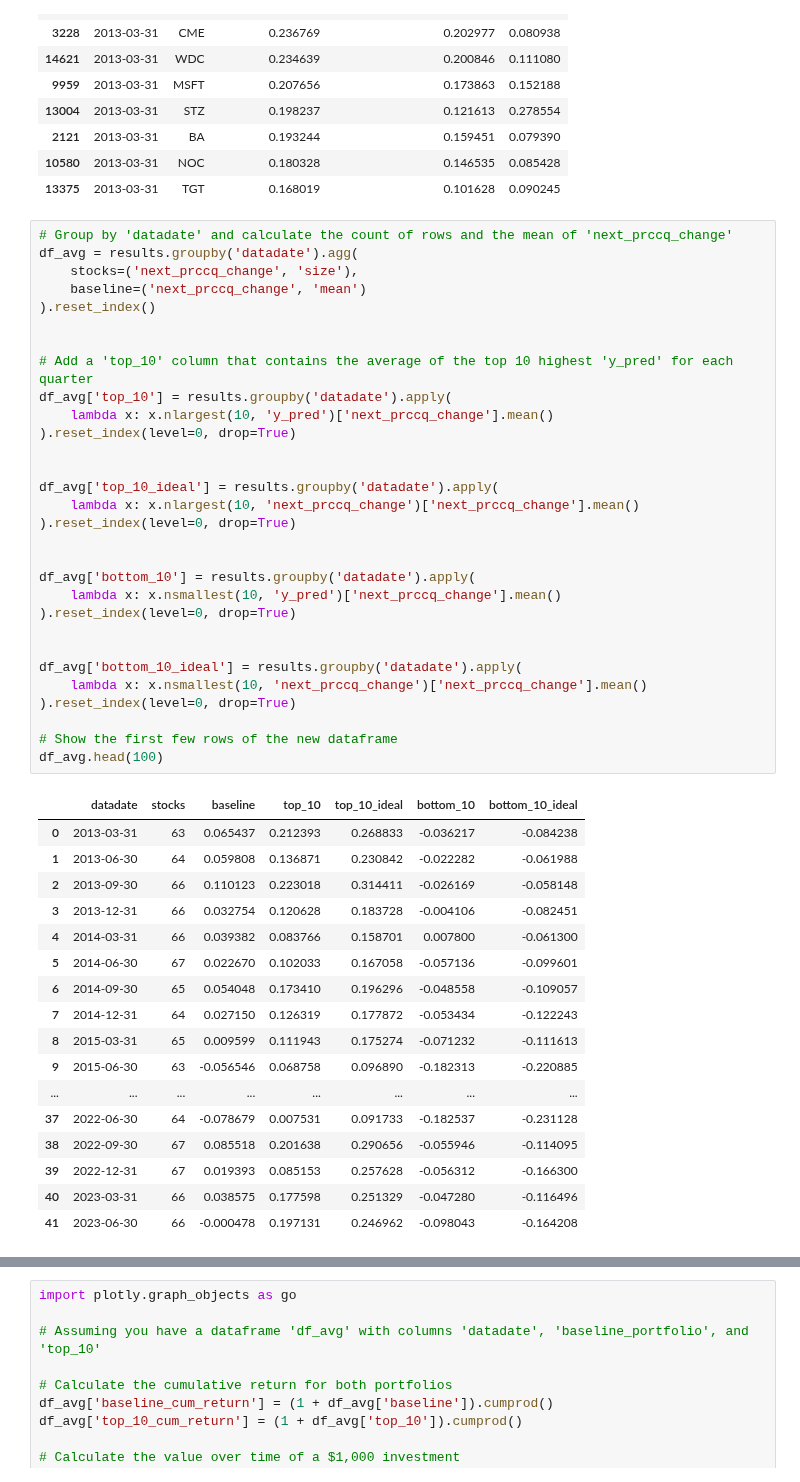
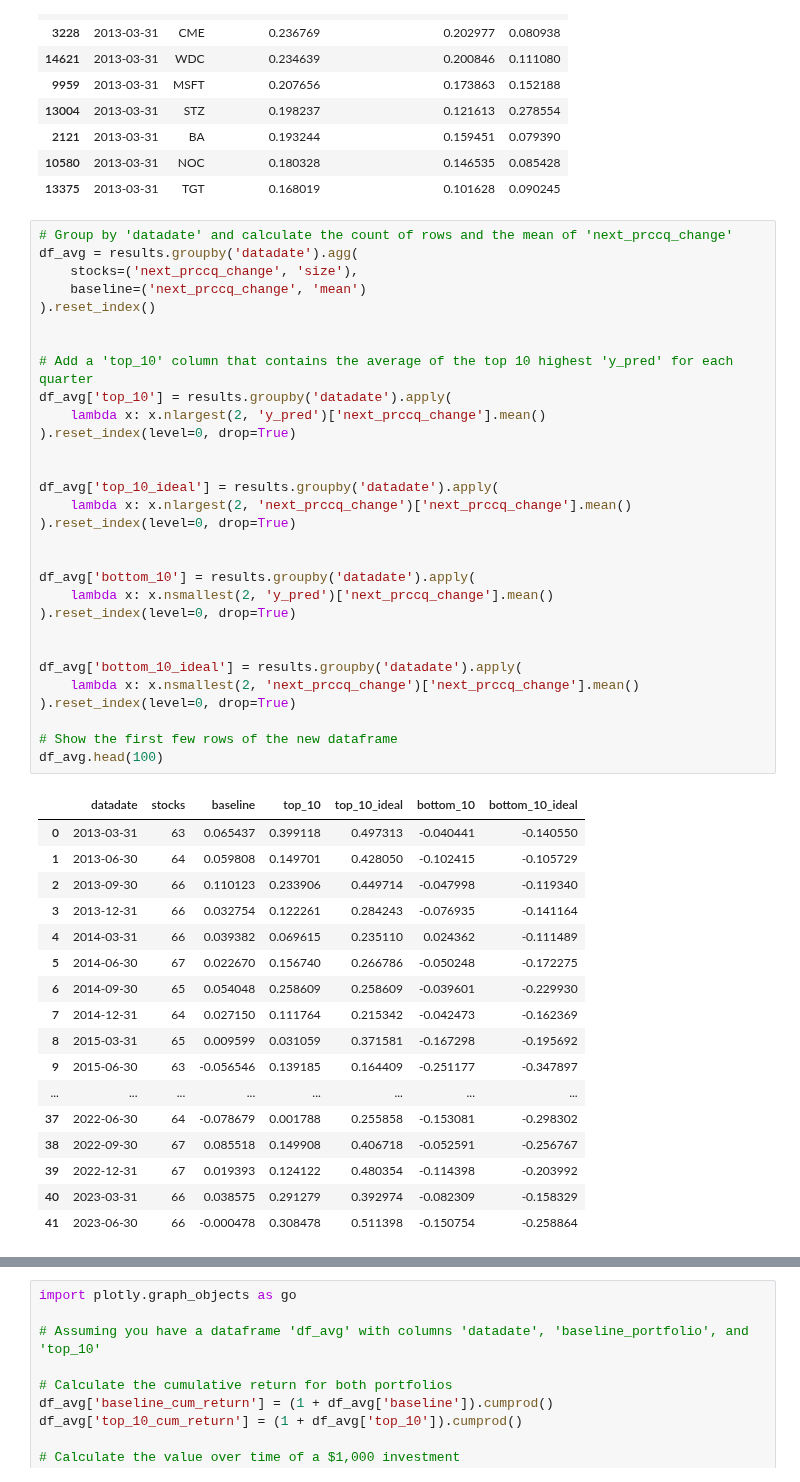
Before and after one commit to edocampione/4YP, a Jupyter notebook: models/global.ipynb, the cells around one changed output, grey strips where cells are left out. Saved outputs shown, nothing was run; the diff lists cells and outputs as text.

```diff
--- a/models/global.ipynb
+++ b/models/global.ipynb
@@ -362,48 +362,48 @@ results.head(10)
 # %%
 # Group by 'datadate' and calculate the count of rows and the mean of 'next_prccq_change'
 df_avg = results.groupby('datadate').agg(
     stocks=('next_prccq_change', 'size'),
     baseline=('next_prccq_change', 'mean')
 ).reset_index()
 
 
 # Add a 'top_10' column that contains the average of the top 10 highest 'y_pred' for each quarter
 df_avg['top_10'] = results.groupby('datadate').apply(
-    lambda x: x.nlargest(10, 'y_pred')['next_prccq_change'].mean()
+    lambda x: x.nlargest(2, 'y_pred')['next_prccq_change'].mean()
 ).reset_index(level=0, drop=True)
 
 
 df_avg['top_10_ideal'] = results.groupby('datadate').apply(
-    lambda x: x.nlargest(10, 'next_prccq_change')['next_prccq_change'].mean()
+    lambda x: x.nlargest(2, 'next_prccq_change')['next_prccq_change'].mean()
 ).reset_index(level=0, drop=True)
 
 
 df_avg['bottom_10'] = results.groupby('datadate').apply(
-    lambda x: x.nsmallest(10, 'y_pred')['next_prccq_change'].mean()
+    lambda x: x.nsmallest(2, 'y_pred')['next_prccq_change'].mean()
 ).reset_index(level=0, drop=True)
 
 
 df_avg['bottom_10_ideal'] = results.groupby('datadate').apply(
-    lambda x: x.nsmallest(10, 'next_prccq_change')['next_prccq_change'].mean()
+    lambda x: x.nsmallest(2, 'next_prccq_change')['next_prccq_change'].mean()
 ).reset_index(level=0, drop=True)
 
 # Show the first few rows of the new dataframe
 df_avg.head(100)
 # %% [output]
 |  | datadate | stocks | baseline | top_10 | top_10_ideal | bottom_10 | bottom_10_ideal |
-| 0 | 2013-03-31 | 63 | 0.065437 | 0.212393 | 0.268833 | -0.036217 | -0.084238 |
-| 1 | 2013-06-30 | 64 | 0.059808 | 0.136871 | 0.230842 | -0.022282 | -0.061988 |
-| 2 | 2013-09-30 | 66 | 0.110123 | 0.223018 | 0.314411 | -0.026169 | -0.058148 |
-| 3 | 2013-12-31 | 66 | 0.032754 | 0.120628 | 0.183728 | -0.004106 | -0.082451 |
-| 4 | 2014-03-31 | 66 | 0.039382 | 0.083766 | 0.158701 | 0.007800 | -0.061300 |
-| 5 | 2014-06-30 | 67 | 0.022670 | 0.102033 | 0.167058 | -0.057136 | -0.099601 |
-| 6 | 2014-09-30 | 65 | 0.054048 | 0.173410 | 0.196296 | -0.048558 | -0.109057 |
-| 7 | 2014-12-31 | 64 | 0.027150 | 0.126319 | 0.177872 | -0.053434 | -0.122243 |
-| 8 | 2015-03-31 | 65 | 0.009599 | 0.111943 | 0.175274 | -0.071232 | -0.111613 |
-| 9 | 2015-06-30 | 63 | -0.056546 | 0.068758 | 0.096890 | -0.182313 | -0.220885 |
+| 0 | 2013-03-31 | 63 | 0.065437 | 0.399118 | 0.497313 | -0.040441 | -0.140550 |
+| 1 | 2013-06-30 | 64 | 0.059808 | 0.149701 | 0.428050 | -0.102415 | -0.105729 |
+| 2 | 2013-09-30 | 66 | 0.110123 | 0.233906 | 0.449714 | -0.047998 | -0.119340 |
+| 3 | 2013-12-31 | 66 | 0.032754 | 0.122261 | 0.284243 | -0.076935 | -0.141164 |
+| 4 | 2014-03-31 | 66 | 0.039382 | 0.069615 | 0.235110 | 0.024362 | -0.111489 |
+| 5 | 2014-06-30 | 67 | 0.022670 | 0.156740 | 0.266786 | -0.050248 | -0.172275 |
+| 6 | 2014-09-30 | 65 | 0.054048 | 0.258609 | 0.258609 | -0.039601 | -0.229930 |
+| 7 | 2014-12-31 | 64 | 0.027150 | 0.111764 | 0.215342 | -0.042473 | -0.162369 |
+| 8 | 2015-03-31 | 65 | 0.009599 | 0.031059 | 0.371581 | -0.167298 | -0.195692 |
+| 9 | 2015-06-30 | 63 | -0.056546 | 0.139185 | 0.164409 | -0.251177 | -0.347897 |
 | ... | ... | ... | ... | ... | ... | ... | ... |
-| 37 | 2022-06-30 | 64 | -0.078679 | 0.007531 | 0.091733 | -0.182537 | -0.231128 |
-| 38 | 2022-09-30 | 67 | 0.085518 | 0.201638 | 0.290656 | -0.055946 | -0.114095 |
-| 39 | 2022-12-31 | 67 | 0.019393 | 0.085153 | 0.257628 | -0.056312 | -0.166300 |
-| 40 | 2023-03-31 | 66 | 0.038575 | 0.177598 | 0.251329 | -0.047280 | -0.116496 |
-| 41 | 2023-06-30 | 66 | -0.000478 | 0.197131 | 0.246962 | -0.098043 | -0.164208 |
+| 37 | 2022-06-30 | 64 | -0.078679 | 0.001788 | 0.255858 | -0.153081 | -0.298302 |
+| 38 | 2022-09-30 | 67 | 0.085518 | 0.149908 | 0.406718 | -0.052591 | -0.256767 |
+| 39 | 2022-12-31 | 67 | 0.019393 | 0.124122 | 0.480354 | -0.114398 | -0.203992 |
+| 40 | 2023-03-31 | 66 | 0.038575 | 0.291279 | 0.392974 | -0.082309 | -0.158329 |
+| 41 | 2023-06-30 | 66 | -0.000478 | 0.308478 | 0.511398 | -0.150754 | -0.258864 |
```
Also changed, not shown: parts of 4 cells of this notebook.
